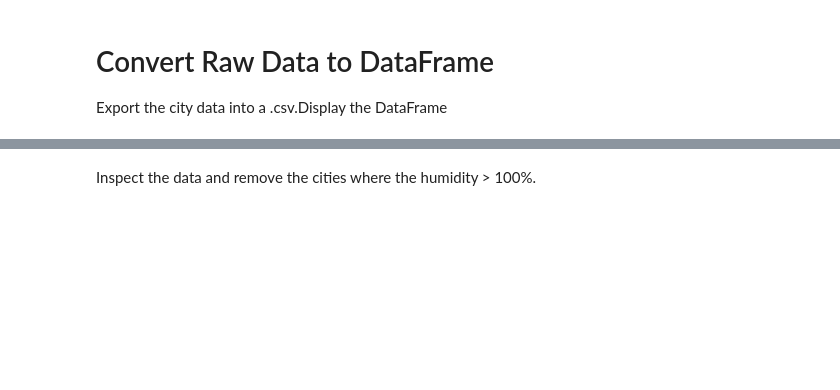
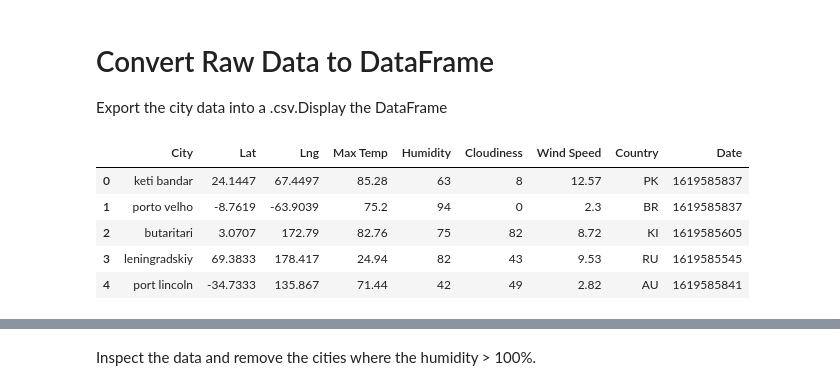
Before and after one commit to mgeffroy/Python_api_challenge, a Jupyter notebook: WeatherPy/WeatherPy.ipynb, the cells around one changed output, grey strips where cells are left out. Drawn from its saved outputs; the diff is of its cells as text; code cells hidden in the pictures; blank space fills up the shorter version.

Commit message:
Humidity part without change

```diff
--- a/WeatherPy/WeatherPy.ipynb
+++ b/WeatherPy/WeatherPy.ipynb
@@ -149,15 +149,23 @@ Export the city data into a .csv.Display the DataFrame
 # %%
 #Convert to pandas DataFrame (code from class)
 weather_dict = {
     "City":all_cities,
     "Lat": lat,
     "Lng": lng,
     "Max Temp": temp_max,
     "Humidity" : humidity,
     "Cloudiness": cloudiness,
     "Wind Speed": wind_speed,
     "Country": country,
-    "Date":date
-}
-weather_df = pd.DataFrame(weather_dict)
+    "Date": date
+    }
+
+weather_df = pd.DataFrame.from_dict(weather_dict, orient='index').transpose()
 weather_df.head()
+# %% [output]
+|  | City | Lat | Lng | Max Temp | Humidity | Cloudiness | Wind Speed | Country | Date |
+| 0 | keti bandar | 24.1447 | 67.4497 | 85.28 | 63 | 8 | 12.57 | PK | 1619585837 |
+| 1 | porto velho | -8.7619 | -63.9039 | 75.2 | 94 | 0 | 2.3 | BR | 1619585837 |
+| 2 | butaritari | 3.0707 | 172.79 | 82.76 | 75 | 82 | 8.72 | KI | 1619585605 |
+| 3 | leningradskiy | 69.3833 | 178.417 | 24.94 | 82 | 43 | 9.53 | RU | 1619585545 |
+| 4 | port lincoln | -34.7333 | 135.867 | 71.44 | 42 | 49 | 2.82 | AU | 1619585841 |
```
Also changed, not shown: parts of 5 cells of this notebook.
